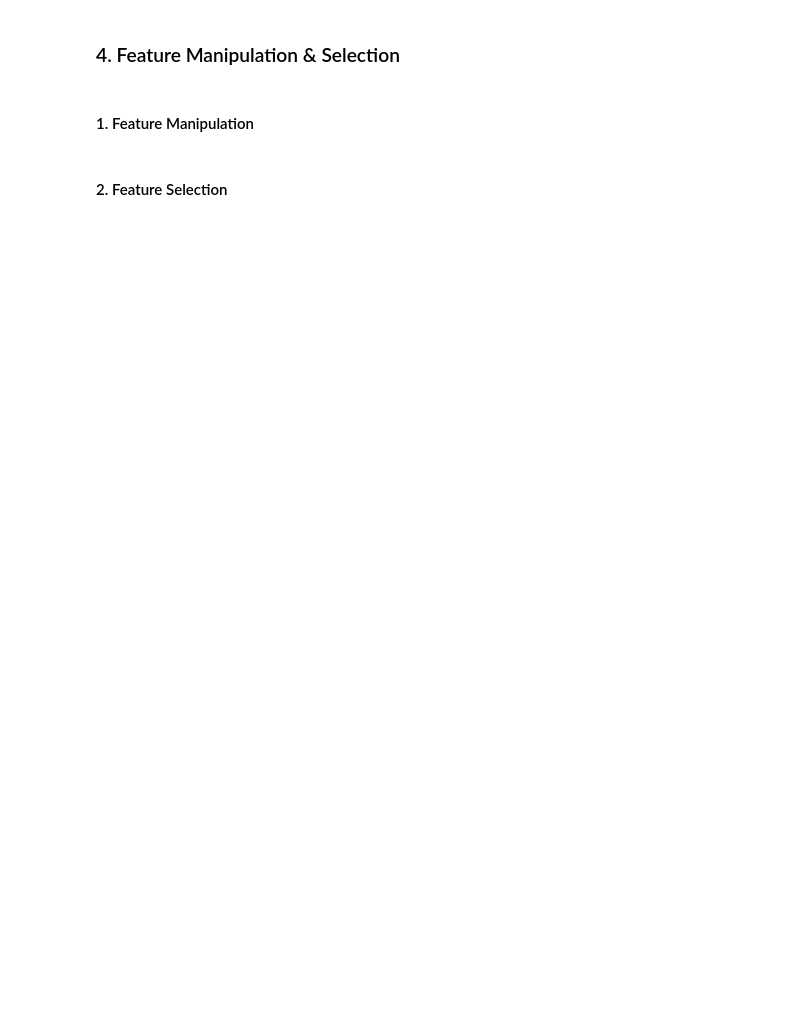
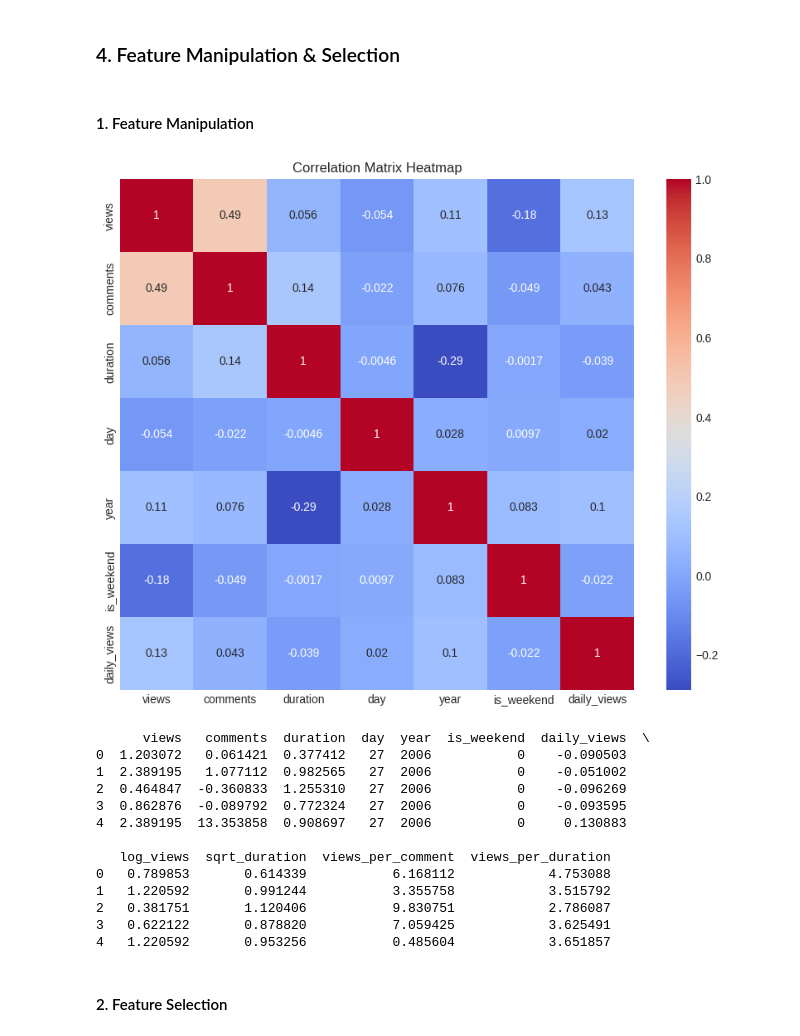
Before and after one commit to shubhamrai1318/TED_Talk_Views_Prediction, a Jupyter notebook: TED_Talk_Views_Prediction.ipynb, the cells around one changed output. Saved outputs shown, nothing was run; the diff lists cells and outputs as text; code cells hidden in the pictures; blank space fills up the shorter version.

Commit message:
4.Feature Manipulation & Selection Completed

```diff
--- a/TED_Talk_Views_Prediction.ipynb
+++ b/TED_Talk_Views_Prediction.ipynb
@@ -1670,3 +1670,7 @@ I used the Interquartile Range (IQR) method for outlier treatment. The IQR metho
 **Maintains Data Integrity**: Instead of removing outliers, the IQR method replaces them with the nearest non-outlier value, which helps retain the overall structure and integrity of the dataset.
 # %% [markdown]
 ### 3. Categorical Encoding
+# %%
+new_df=df.drop(['title','speaker','recorded_date','published_date','event','available_lang','native_lang', 'day_name','topics',
+                'month','time_since_published'],axis=1)
+new_df.info()
@@ -1674,12 +1693,13 @@ I used the Interquartile Range (IQR) method for outlier treatment. The IQR metho
 # Encode your categorical columns
 
 # Identify categorical columns
-categorical_columns = df.select_dtypes(include='object').columns
+categorical_columns = new_df.select_dtypes(include='object').columns
 print(categorical_columns)
 
 # Encode categorical columns using one-hot encoding (get_dummies)
-df_encoded = pd.get_dummies(df, columns=categorical_columns)
+df_encoded = pd.get_dummies(new_df, columns=categorical_columns)
+
 
 # Display the encoded DataFrame
-print(df_encoded.head())
+df_encoded.head
 # %% [output]
@@ -1766,2 +1729,51 @@ Answer Here.
+# %%
+# Manipulate Features to minimize feature correlation and create new features
+
+# Step 1: Minimize feature correlation
+# Check for correlation between features using correlation matrix
+correlation_matrix = df_encoded.corr()
+
+# Plot the correlation matrix as a heatmap
+plt.figure(figsize=(10, 8))
+sns.heatmap(correlation_matrix, annot=True, cmap='coolwarm')
+plt.title("Correlation Matrix Heatmap")
+plt.show()
+
+# Step 2: Feature Scaling
+# Apply feature scaling to numeric columns to put them on a similar scale
+from sklearn.preprocessing import StandardScaler
+
+numeric_columns = ['views', 'duration', 'comments', 'daily_views']
+
+scaler = StandardScaler()
+df_encoded[numeric_columns] = scaler.fit_transform(df[numeric_columns])
+
+# Step 3: Feature Transformation
+# Apply transformations to existing features or create new features
+df_encoded['log_views'] = np.log1p(df_encoded['views'])
+df_encoded['sqrt_duration'] = np.sqrt(df_encoded['duration'])
+
+# Step 4: Feature Combination
+# Create new features by combining existing ones
+df_encoded['views_per_comment'] = df['views'] / (df_encoded['comments'] + 1)
+df_encoded['views_per_duration'] = df['views'] / (df_encoded['duration'] + 1)
+
+# Display the modified DataFrame with new features
+df_encoded.head()
+# %% [output]
+[figure, added]
+      views   comments  duration  day  year  is_weekend  daily_views  \
+0  1.203072   0.061421  0.377412   27  2006           0    -0.090503
+1  2.389195   1.077112  0.982565   27  2006           0    -0.051002
+2  0.464847  -0.360833  1.255310   27  2006           0    -0.096269
+3  0.862876  -0.089792  0.772324   27  2006           0    -0.093595
+4  2.389195  13.353858  0.908697   27  2006           0     0.130883
+
+   log_views  sqrt_duration  views_per_comment  views_per_duration
+0   0.789853       0.614339           6.168112            4.753088
+1   1.220592       0.991244           3.355758            3.515792
+2   0.381751       1.120406           9.830751            2.786087
+3   0.622122       0.878820           7.059425            3.625491
+4   1.220592       0.953256           0.485604            3.651857
 # %% [markdown]
 #### 2. Feature Selection
```
Also changed, not shown: parts of 40 cells of this notebook.
